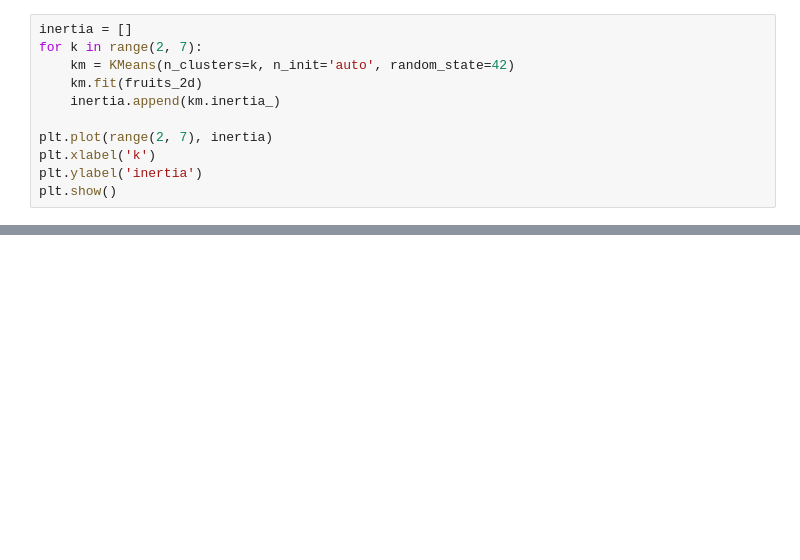
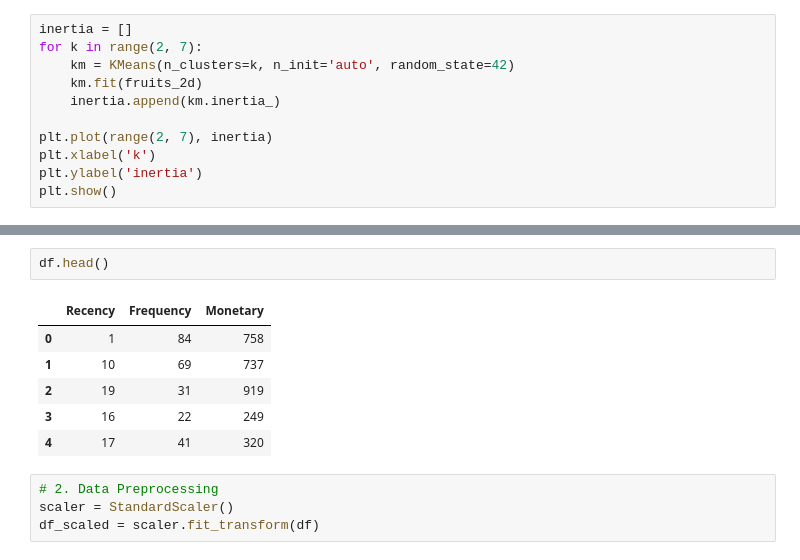
Before and after one commit to kjmobile/lb, a Jupyter notebook: 9_Unsupervised_Learning_clustering.ipynb, the cells around one changed output, grey strips where cells are left out. Drawn from its saved outputs; the diff is of its cells as text; blank space fills up the shorter version.

```diff
--- a/9_Unsupervised_Learning_clustering.ipynb
+++ b/9_Unsupervised_Learning_clustering.ipynb
@@ -230,0 +247,13 @@ plt.show()
+# %%
+df.head()
+# %% [output]
+|  | Recency | Frequency | Monetary |
+| 0 | 1 | 84 | 758 |
+| 1 | 10 | 69 | 737 |
+| 2 | 19 | 31 | 919 |
+| 3 | 16 | 22 | 249 |
+| 4 | 17 | 41 | 320 |
+# %%
+# 2. Data Preprocessing
+scaler = StandardScaler()
+df_scaled = scaler.fit_transform(df)
```
Also changed, not shown: parts of 8 cells of this notebook.
